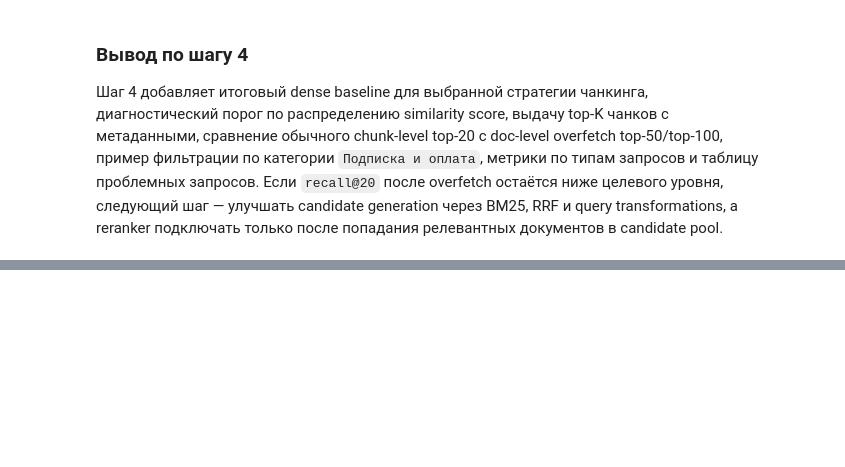
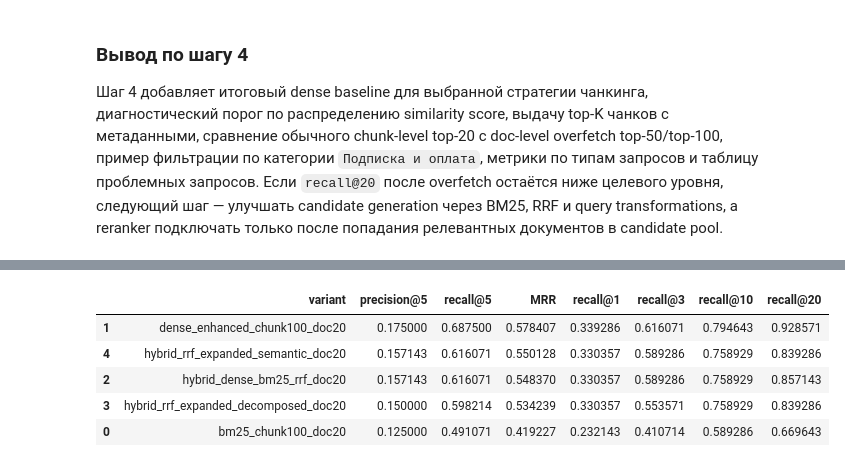
Before and after one commit to IlyaEmelin/ai-agent.rag-system2, a Jupyter notebook: filmoskop_rag.ipynb, the cells around one changed output, grey strips where cells are left out. Saved outputs shown, nothing was run; the diff lists cells and outputs as text; code cells hidden in the pictures; blank space fills up the shorter version.

```diff
--- a/filmoskop_rag.ipynb
+++ b/filmoskop_rag.ipynb
@@ -759,0 +1082,67 @@ problem_queries.head(15)
+# %%
+def evaluate_retriever_variant(variant: str, retrieve_docs_fn, doc_k: int = STEP5_DOC_K):
+    """Evaluates a document-level retriever on non-gap evaluation queries.
+
+    Args:
+        variant: Human-readable variant name.
+        retrieve_docs_fn: Function accepting one query dict and returning document hits.
+        doc_k: Number of top documents used for metrics.
+
+    Returns:
+        `pandas.DataFrame` with per-query retrieval metrics.
+    """
+    rows = []
+    for q in eval_queries:
+        doc_hits = retrieve_docs_fn(q)[:doc_k]
+        found_docs = [row["doc_id"] for row in doc_hits]
+        row = {
+            "variant": variant,
+            "kind": q["kind"],
+            "query": q["query"],
+            "relevant_docs": q["relevant_docs"],
+            "found_doc_ids": found_docs,
+            "precision@5": precision_at_k(found_docs[:5], q["relevant_docs"]),
+            "recall@5": recall_at_k(found_docs[:5], q["relevant_docs"]),
+            "MRR": mrr(found_docs, q["relevant_docs"]),
+        }
+        for k in RECALL_KS:
+            row[f"recall@{k}"] = recall_at_k(found_docs[:k], q["relevant_docs"])
+        rows.append(row)
+    return pd.DataFrame(rows)
+
+
+step5_results = [
+    evaluate_retriever_variant(
+        "dense_enhanced_chunk100_doc20",
+        lambda q: dense_enhanced_doc_hits(q["query"], chunk_k=STEP5_CHUNK_K, doc_k=STEP5_DOC_K),
+    ),
+    evaluate_retriever_variant(
+        "bm25_chunk100_doc20",
+        lambda q: bm25_doc_hits(q["query"], chunk_k=STEP5_CHUNK_K, doc_k=STEP5_DOC_K),
+    ),
+    evaluate_retriever_variant(
+        "hybrid_dense_bm25_rrf_doc20",
+        lambda q: hybrid_rrf_doc_hits(q["query"], chunk_k=STEP5_CHUNK_K, doc_k=STEP5_DOC_K),
+    ),
+    evaluate_retriever_variant(
+        "hybrid_rrf_expanded_semantic_doc20",
+        lambda q: hybrid_rrf_expanded_doc_hits(q["query"], q["kind"], chunk_k=STEP5_CHUNK_K, doc_k=STEP5_DOC_K),
+    ),
+    evaluate_retriever_variant(
+        "hybrid_rrf_expanded_decomposed_doc20",
+        lambda q: hybrid_rrf_expanded_decomposed_doc_hits(q["query"], q["kind"], chunk_k=STEP5_CHUNK_K, doc_k=STEP5_DOC_K),
+    ),
+]
+
+step5_diagnostics = pd.concat(step5_results, ignore_index=True)
+step5_summary = step5_diagnostics.groupby("variant")[[
+    "precision@5", "recall@5", "MRR", "recall@1", "recall@3", "recall@10", "recall@20"
+]].mean().reset_index().sort_values(["recall@5", "MRR", "recall@20"], ascending=False)
+step5_summary
+# %% [output]
+|  | variant | precision@5 | recall@5 | MRR | recall@1 | recall@3 | recall@10 | recall@20 |
+| 1 | dense_enhanced_chunk100_doc20 | 0.175000 | 0.687500 | 0.578407 | 0.339286 | 0.616071 | 0.794643 | 0.928571 |
+| 4 | hybrid_rrf_expanded_semantic_doc20 | 0.157143 | 0.616071 | 0.550128 | 0.330357 | 0.589286 | 0.758929 | 0.839286 |
+| 2 | hybrid_dense_bm25_rrf_doc20 | 0.157143 | 0.616071 | 0.548370 | 0.330357 | 0.589286 | 0.758929 | 0.857143 |
+| 3 | hybrid_rrf_expanded_decomposed_doc20 | 0.150000 | 0.598214 | 0.534239 | 0.330357 | 0.553571 | 0.758929 | 0.839286 |
+| 0 | bm25_chunk100_doc20 | 0.125000 | 0.491071 | 0.419227 | 0.232143 | 0.410714 | 0.589286 | 0.669643 |
```
Also changed, not shown: parts of 10 cells of this notebook, 1 other file.
